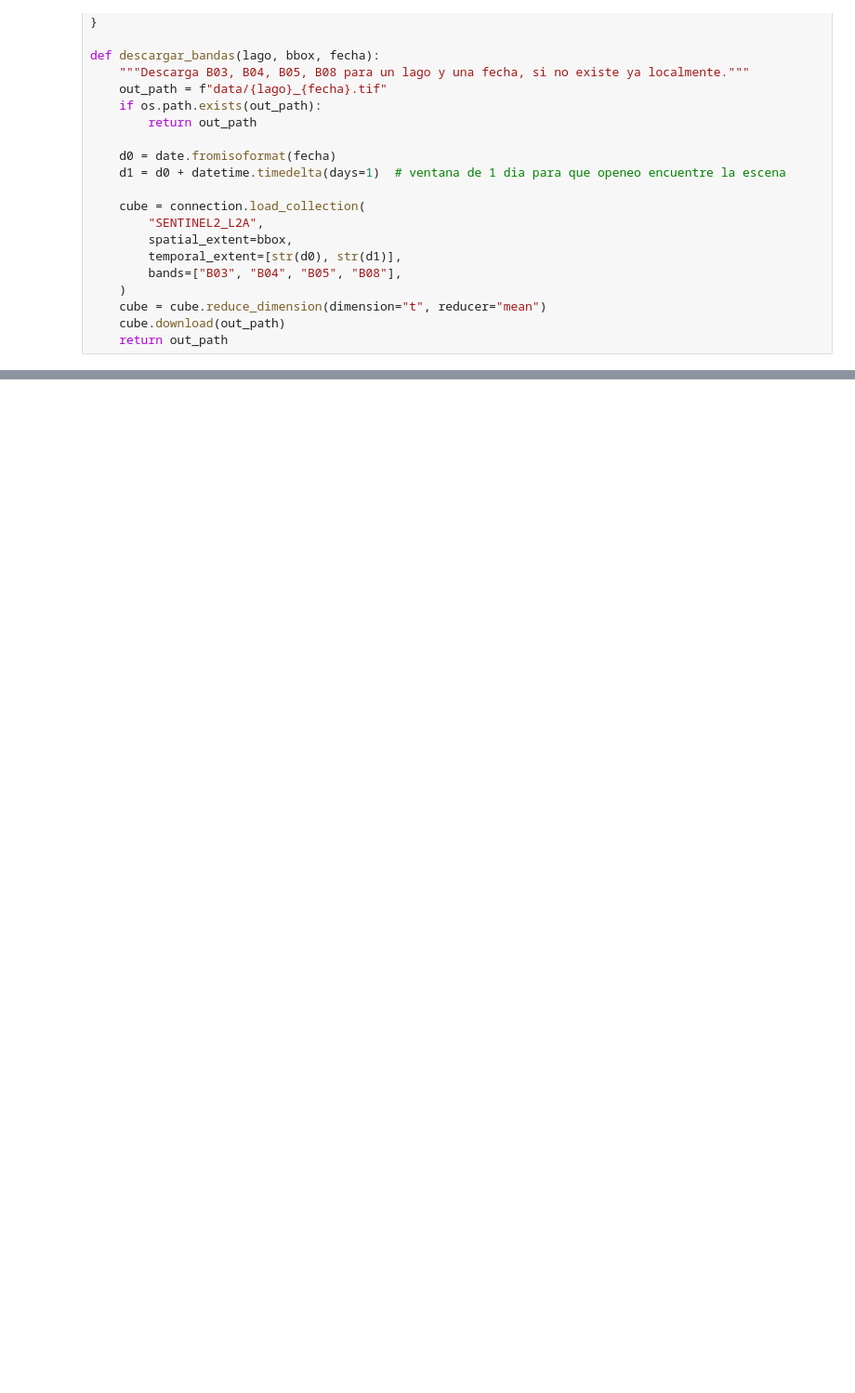
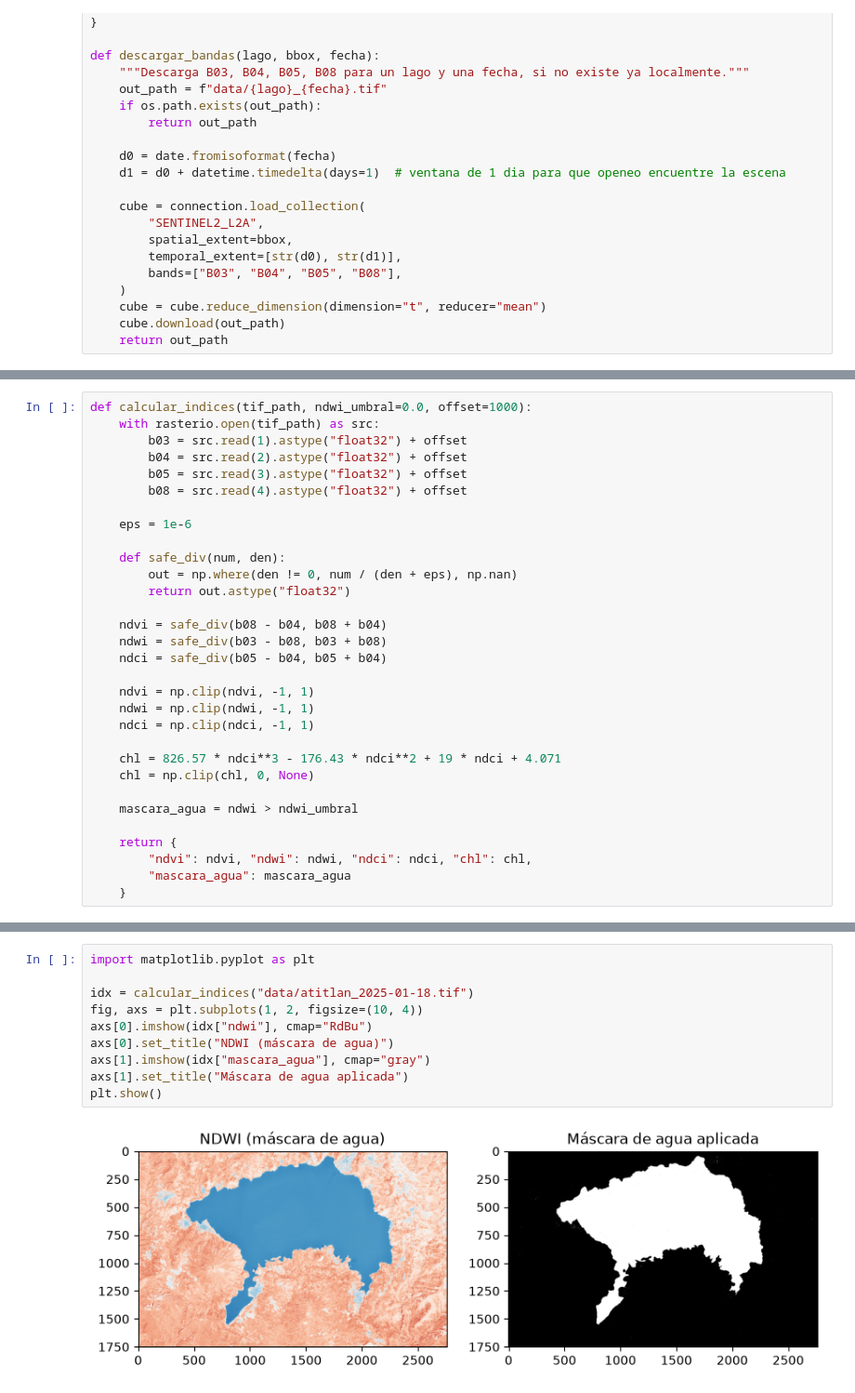
Before and after one commit to Albu231311/Lab4-DS, a Jupyter notebook: laboratorio4.ipynb, the cells around one changed output, grey strips where cells are left out. Shown at 93% size. Saved outputs shown, nothing was run; the diff lists cells and outputs as text; blank space fills up the shorter version.

```diff
--- a/laboratorio4.ipynb
+++ b/laboratorio4.ipynb
@@ -86,0 +103,31 @@ OK: data/atitlan_2025-01-18.tif
+# %%
+def calcular_indices(tif_path, ndwi_umbral=0.0, offset=1000):
+    with rasterio.open(tif_path) as src:
+        b03 = src.read(1).astype("float32") + offset
+        b04 = src.read(2).astype("float32") + offset
+        b05 = src.read(3).astype("float32") + offset
+        b08 = src.read(4).astype("float32") + offset
+
+    eps = 1e-6
+
+    def safe_div(num, den):
+        out = np.where(den != 0, num / (den + eps), np.nan)
+        return out.astype("float32")
+
+    ndvi = safe_div(b08 - b04, b08 + b04)
+    ndwi = safe_div(b03 - b08, b03 + b08)
+    ndci = safe_div(b05 - b04, b05 + b04)
+
+    ndvi = np.clip(ndvi, -1, 1)
+    ndwi = np.clip(ndwi, -1, 1)
+    ndci = np.clip(ndci, -1, 1)
+
+    chl = 826.57 * ndci**3 - 176.43 * ndci**2 + 19 * ndci + 4.071
+    chl = np.clip(chl, 0, None)
+
+    mascara_agua = ndwi > ndwi_umbral
+
+    return {
+        "ndvi": ndvi, "ndwi": ndwi, "ndci": ndci, "chl": chl,
+        "mascara_agua": mascara_agua
+    }
@@ -86,0 +255,12 @@ OK: data/atitlan_2025-01-18.tif
+# %%
+import matplotlib.pyplot as plt
+
+idx = calcular_indices("data/atitlan_2025-01-18.tif")
+fig, axs = plt.subplots(1, 2, figsize=(10, 4))
+axs[0].imshow(idx["ndwi"], cmap="RdBu")
+axs[0].set_title("NDWI (máscara de agua)")
+axs[1].imshow(idx["mascara_agua"], cmap="gray")
+axs[1].set_title("Máscara de agua aplicada")
+plt.show()
+# %% [output]
+[figure, added]
```
Also changed, not shown: parts of 7 cells of this notebook.
